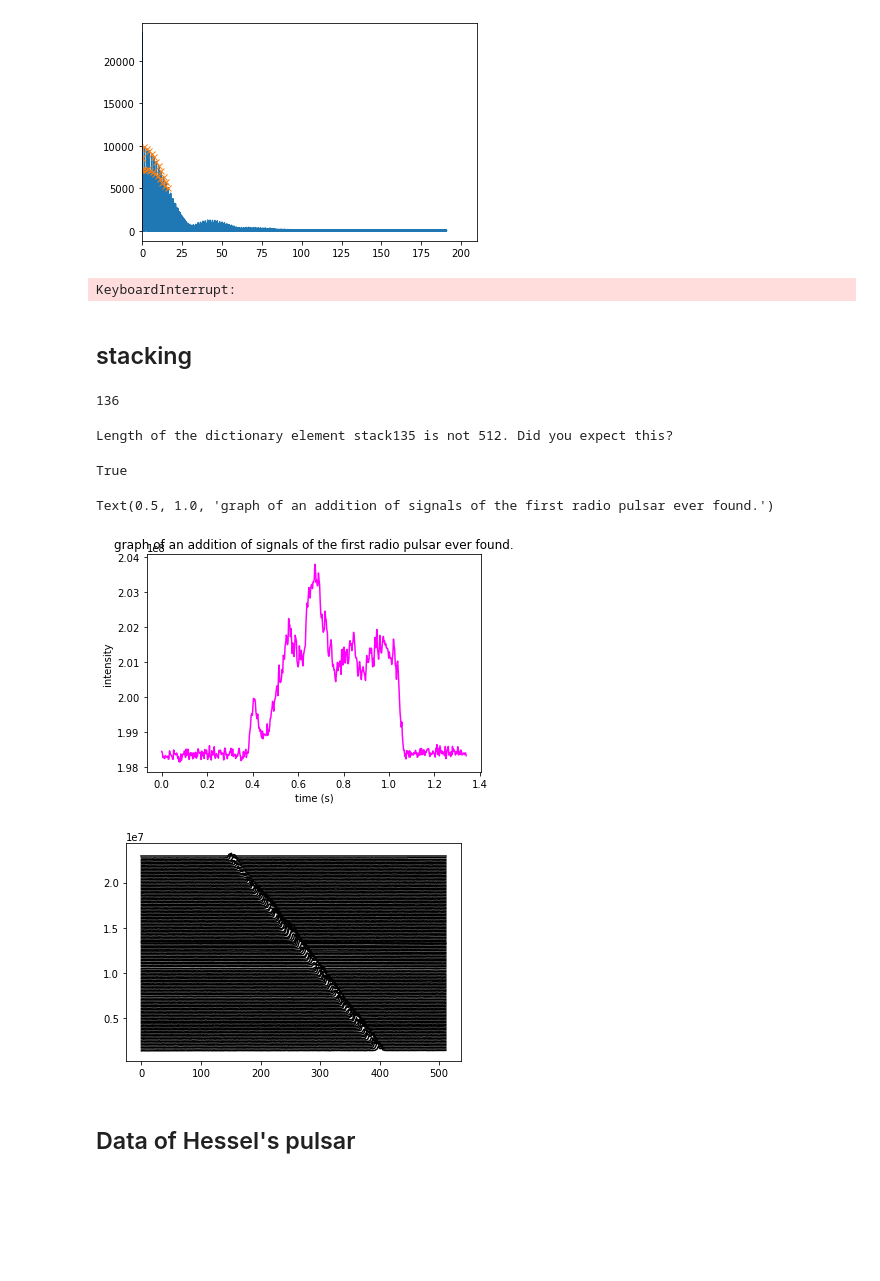
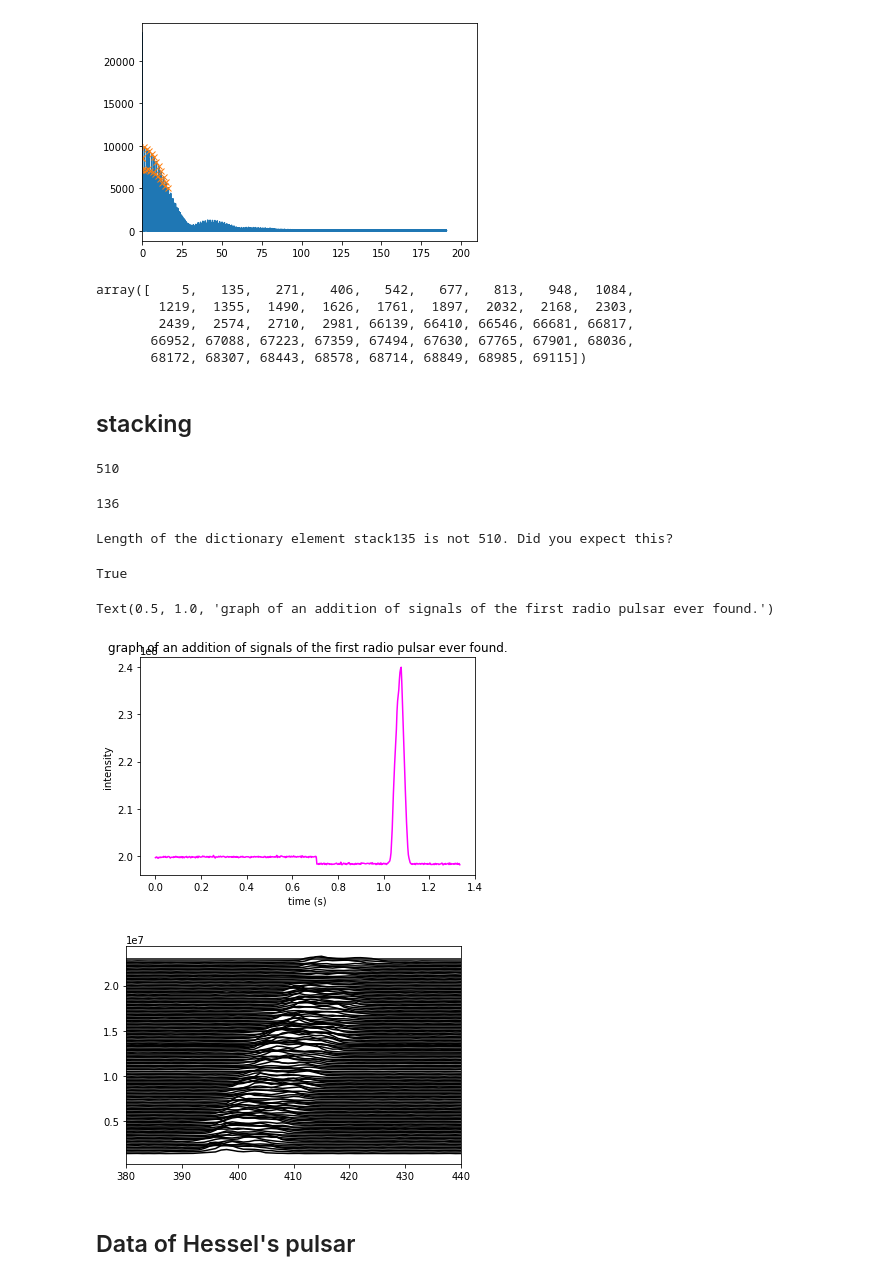
Before and after one commit to Yousousen/pulsar_analysis, a Jupyter notebook: scripts/loading_pulsar_data.ipynb, the cells around one changed output. Saved outputs shown, nothing was run; the diff lists cells and outputs as text; code cells hidden in the pictures; blank space fills up the shorter version.

Commit message:
first median subtraction method to make data better

```diff
--- a/scripts/loading_pulsar_data.ipynb
+++ b/scripts/loading_pulsar_data.ipynb
@@ -17,3 +10,17 @@ array([1354649.2, 1379855.1, 1374663.1, ..., 1479622.2, 1479622.2,
+# %%
+mean_calculator_interval = 2000
+for i in np.arange(0, len(pulsar_data) - mean_calculator_interval, mean_calculator_interval):
+    final_list= []
+    mean_crop = np.median(pulsar_data[i:i+mean_calculator_interval])
+    zeros1, mean_numbers, zeros2= np.zeros([i]), np.full(mean_calculator_interval, mean_crop), np.zeros([int(len(pulsar_data) - i - mean_calculator_interval)])
+    for zero in zeros1:
+        final_list.append(zero)
+    for mean in mean_numbers:
+        final_list.append(mean)
+    for zero in zeros2:
+        final_list.append(zero)
+    array = np.array(final_list)
+    pulsar_data -= array
 # %%
 dt = 0.00262143998406827
 nbins = 69120
@@ -132,31 +139,34 @@ plt.xlim(0)
 (0.0, 209.80255598842447)
 [figure]
 # %%
-#period = 0.7450580642204528 ** -1 *1 # TODO: Automize this and make this more accurate.
+#period = 0.7450580642204528 ** -1 * 1 # TODO: Automize this and make this more accurate.
 
 counter = -1
-list_periods = []
+list_frequences_harmonics = []
 for index in peaks_index:
     counter += 1
-    while frequencies[index] < 5:
-        if counter ==0:
-            period = frequencies[index]
-        else:
-            period = frequencies[index]/counter
-        list_periods.append(period)
+    if counter ==0:
+        freq = frequencies[index]
+    else:
+        freq = frequencies[index]/counter
+    list_frequences_harmonics.append(freq)
 
-final_period = np.mean(list_periods)
-
-for period in list_periods:
-    print(period)
+final_period = np.mean(list_frequences_harmonics[1:20])
+period = final_period ** -1
+list_frequences_harmonics
+peaks_index
 # %% [output]
-KeyboardInterrupt:
+array([    5,   135,   271,   406,   542,   677,   813,   948,  1084,
+        1219,  1355,  1490,  1626,  1761,  1897,  2032,  2168,  2303,
+        2439,  2574,  2710,  2981, 66139, 66410, 66546, 66681, 66817,
+       66952, 67088, 67223, 67359, 67494, 67630, 67765, 67901, 68036,
+       68172, 68307, 68443, 68578, 68714, 68849, 68985, 69115])
 # %% [markdown]
 ## stacking
 # %%
 
-period_in_index = int(period // dt) # TODO: Why is this cast to int still needed?
-
+period_in_index = int(period // dt) # TODO: Can we get this int thing away?? i cannot because it needs to be used as index for list
+print(period_in_index)
 stack_dict = dict()
 i = 0
 while i <= nbins:
@@ -164,7 +174,8 @@ while i <= nbins:
     i += period_in_index
 len(stack_dict)
 # %% [output]
-136
+510
+136
 # %%
 stack = np.zeros(period_in_index) # initializing with zeroes to get the correct stack size.
 for key, val in stack_dict.items():
@@ -175,7 +186,7 @@ for key, val in stack_dict.items():
         stack += val
 len(stack) == period_in_index
 # %% [output]
-Length of the dictionary element stack135 is not 512. Did you expect this?
+Length of the dictionary element stack135 is not 510. Did you expect this?
 True
 # %%
 plt.plot([ dt * t for t in range(len(stack))], stack, color='magenta')
@@ -184,13 +195,14 @@ plt.ylabel('intensity')
 plt.title('graph of an addition of signals of the first radio pulsar ever found.')
 # %% [output]
 Text(0.5, 1.0, 'graph of an addition of signals of the first radio pulsar ever found.')
-[figure, old version]
+[figure, new version]
 # %%
 for i, val in enumerate ( stack_dict.values() ) :
     offset = i * 0.16 * 10 **6
     plt.plot(stack_dict[f'stack{i}'] + offset, color='black')
+    plt.xlim(380,440)
 # %% [output]
-[figure, old version]
+[figure, new version]
 # %% [markdown]
 ## Data of Hessel's pulsar
 # %% [markdown]
```
Also changed, not shown: parts of 3 cells of this notebook.
